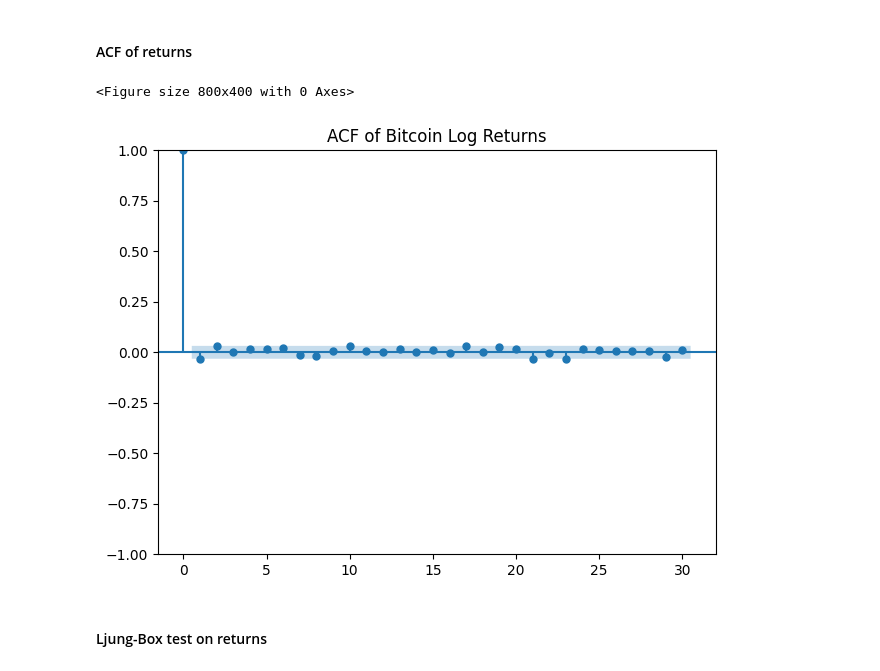
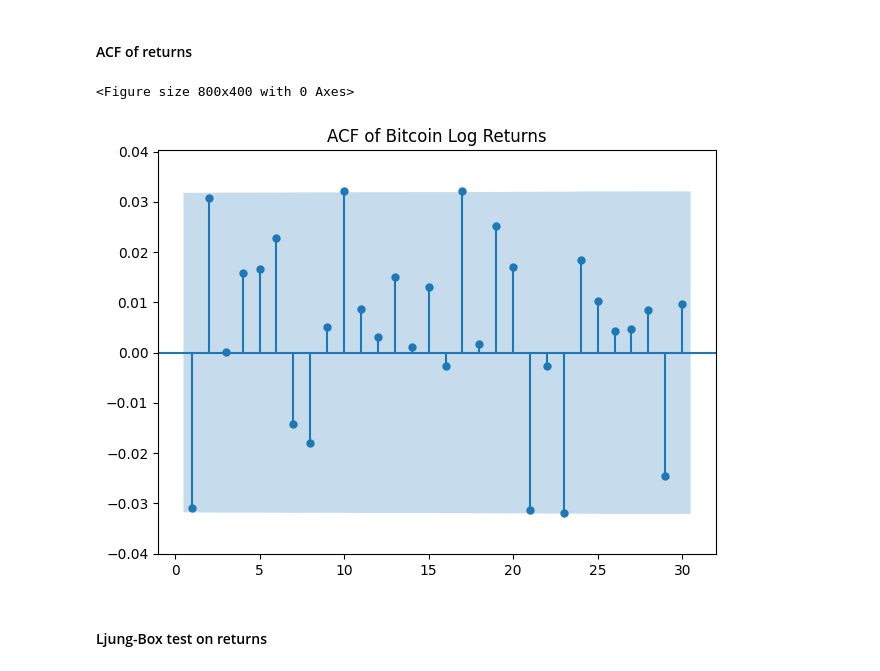
Before and after one commit to matthijs174/project, a Jupyter notebook: notebooks/01_data_setup.ipynb, the cells around one changed output. Drawn from its saved outputs; the diff is of its cells as text; code cells hidden in the pictures.

Commit message:
Adjusted ACF plots, removed first lag

```diff
--- a/notebooks/01_data_setup.ipynb
+++ b/notebooks/01_data_setup.ipynb
@@ -186,14 +186,14 @@ p-value: 4.14684e-18
 #### ACF of returns
 # %%
 plt.figure(figsize=(8, 4))
-plot_acf(df["log_return"], lags=30)
+plot_acf(df["log_return"], lags=30, zero=False, alpha=0.05, auto_ylims=True)
 plt.title("ACF of Bitcoin Log Returns")
 plt.tight_layout()
 plt.savefig("../output/figures/ACF_of_bitcoin_log_returns.png", dpi=300)
 plt.show()
 # %% [output]
 <Figure size 800x400 with 0 Axes>
-[figure, old version]
+[figure, new version]
 # %% [markdown]
 #### Ljung-Box test on returns
 # %%
```
Also changed, not shown: parts of 1 cell of this notebook.
